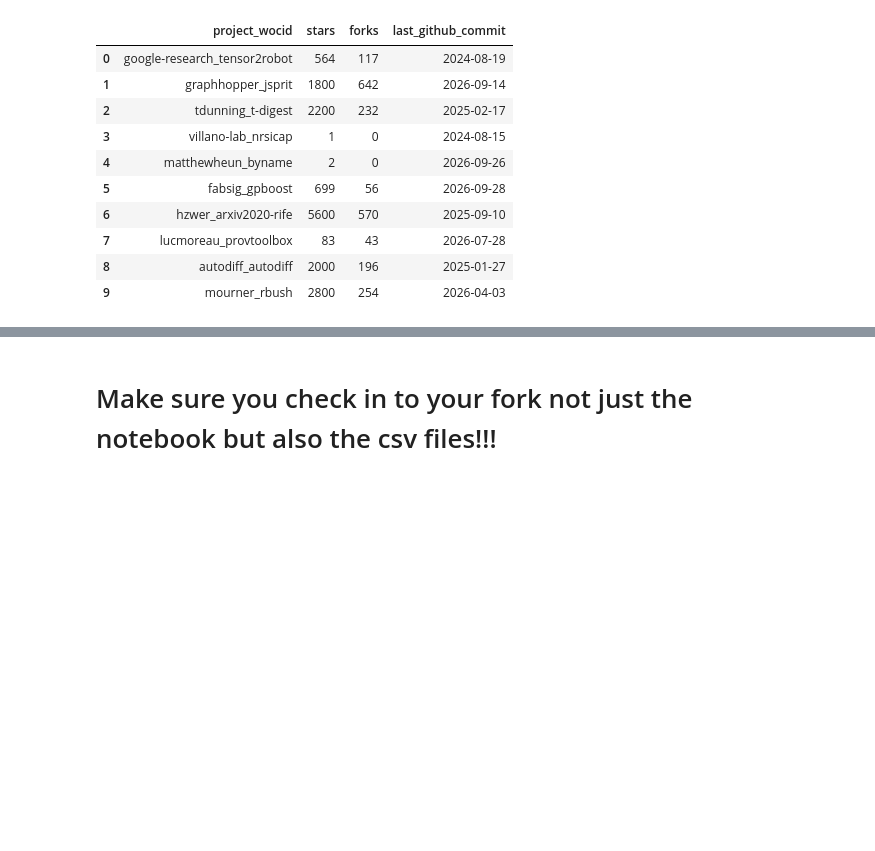
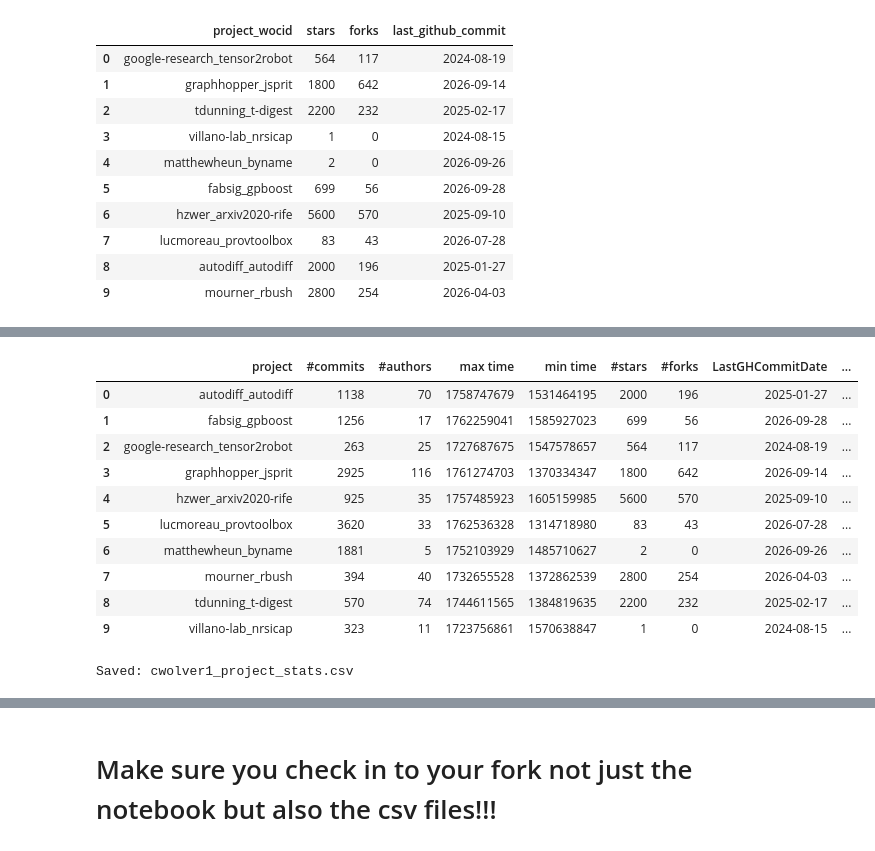
Before and after one commit to ChaseWolverton/MiniProject2, a Jupyter notebook: cwolver1.ipynb, the cells around one changed output, grey strips where cells are left out. Saved outputs shown, nothing was run; the diff lists cells and outputs as text; code cells hidden in the pictures; blank space fills up the shorter version.

```diff
--- a/cwolver1.ipynb
+++ b/cwolver1.ipynb
@@ -341,0 +819,15 @@ part1_stats
+# %%
+activity_patterns = {
+    "google-research_tensor2robot": "declining",
+    "graphhopper_jsprit": "declining",
+    "tdunning_t-digest": "declining",
+    "villano-lab_nrsicap": "irregular",
+    "matthewheun_byname": "irregular",
+    "fabsig_gpboost": "irregular",
+    "hzwer_arxiv2020-rife": "declining",
+    "lucmoreau_provtoolbox": "irregular",
+    "autodiff_autodiff": "declining",
+    "mourner_rbush": "declining"
+}
+
+activity_patterns
@@ -341,0 +845,65 @@ part1_stats
+# %%
+project_stats["ActivityPattern"] = (
+    project_stats["project_wocid"]
+    .map(activity_patterns)
+)
+# %%
+final_stats = project_stats[
+    [
+        "project_wocid",
+        "commits",
+        "authors",
+        "max_time",
+        "min_time",
+        "stars",
+        "forks",
+        "last_github_commit",
+        "LongestGapStart",
+        "LongestGapEnd",
+        "LongestGapLength",
+        "NumCommitsAfterLastGap",
+        "NumberOfGapsInTimeline",
+        "ActivityPattern"
+    ]
+].copy()
+
+final_stats.columns = [
+    "project",
+    "#commits",
+    "#authors",
+    "max time",
+    "min time",
+    "#stars",
+    "#forks",
+    "LastGHCommitDate",
+    "LongestGapStart (YYYY-MM)",
+    "LongestGapEnd (YYYY-MM)",
+    "LongestGapLength",
+    "NumCommitsAfterLastGap",
+    "NumberOfGapsInTimeline",
+    "ActivityPattern"
+]
+
+final_stats
+# %% [output]
+|  | project | #commits | #authors | max time | min time | #stars | #forks | LastGHCommitDate | ... |
+| 0 | autodiff_autodiff | 1138 | 70 | 1758747679 | 1531464195 | 2000 | 196 | 2025-01-27 | ... |
+| 1 | fabsig_gpboost | 1256 | 17 | 1762259041 | 1585927023 | 699 | 56 | 2026-09-28 | ... |
+| 2 | google-research_tensor2robot | 263 | 25 | 1727687675 | 1547578657 | 564 | 117 | 2024-08-19 | ... |
+| 3 | graphhopper_jsprit | 2925 | 116 | 1761274703 | 1370334347 | 1800 | 642 | 2026-09-14 | ... |
+| 4 | hzwer_arxiv2020-rife | 925 | 35 | 1757485923 | 1605159985 | 5600 | 570 | 2025-09-10 | ... |
+| 5 | lucmoreau_provtoolbox | 3620 | 33 | 1762536328 | 1314718980 | 83 | 43 | 2026-07-28 | ... |
+| 6 | matthewheun_byname | 1881 | 5 | 1752103929 | 1485710627 | 2 | 0 | 2026-09-26 | ... |
+| 7 | mourner_rbush | 394 | 40 | 1732655528 | 1372862539 | 2800 | 254 | 2026-04-03 | ... |
+| 8 | tdunning_t-digest | 570 | 74 | 1744611565 | 1384819635 | 2200 | 232 | 2025-02-17 | ... |
+| 9 | villano-lab_nrsicap | 323 | 11 | 1723756861 | 1570638847 | 1 | 0 | 2024-08-15 | ... |
+# %%
+final_stats.to_csv(
+    "cwolver1_project_stats.csv",
+    sep=";",
+    index=False
+)
+
+print("Saved: cwolver1_project_stats.csv")
+# %% [output]
+Saved: cwolver1_project_stats.csv
```
Also changed, not shown: parts of 16 cells of this notebook, 21 other files.
